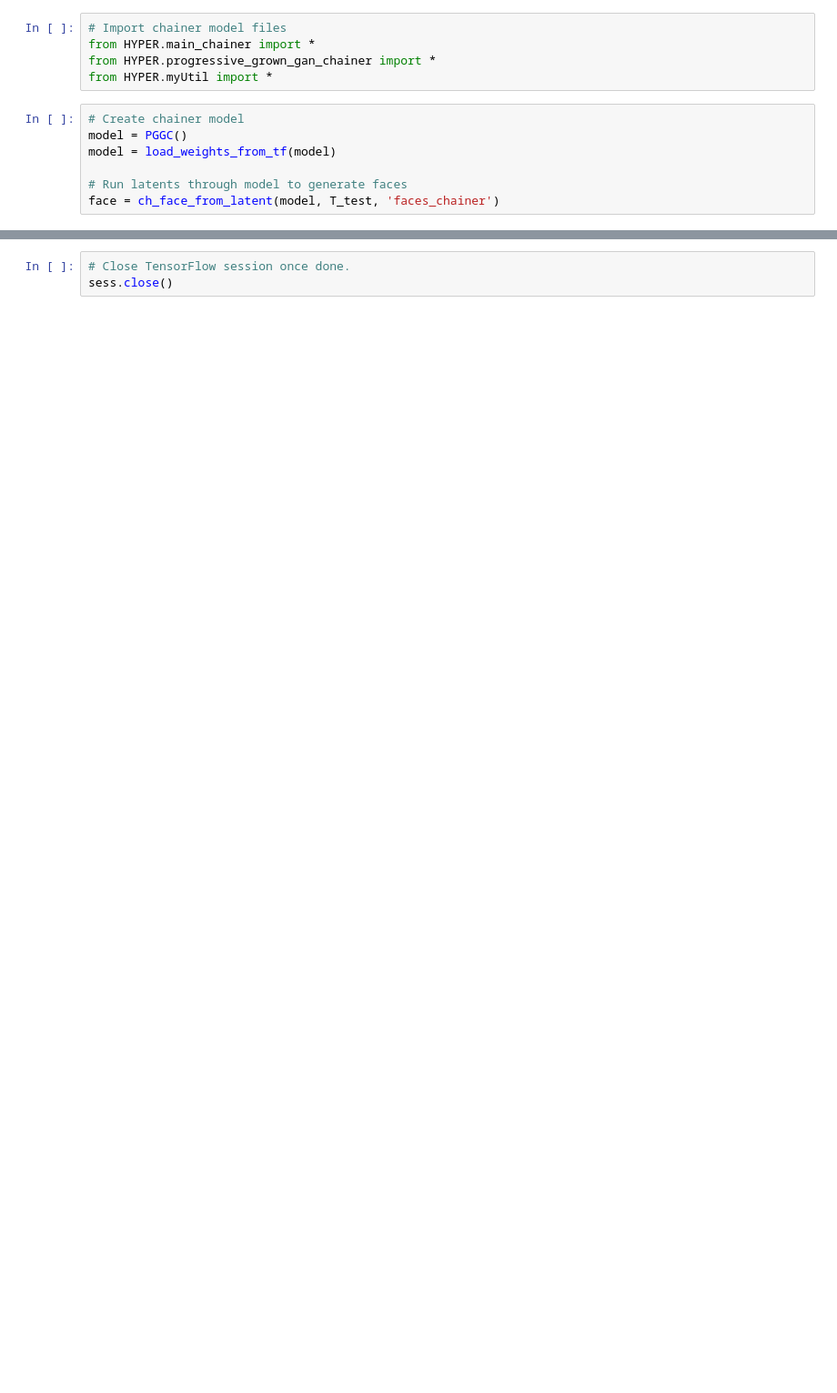
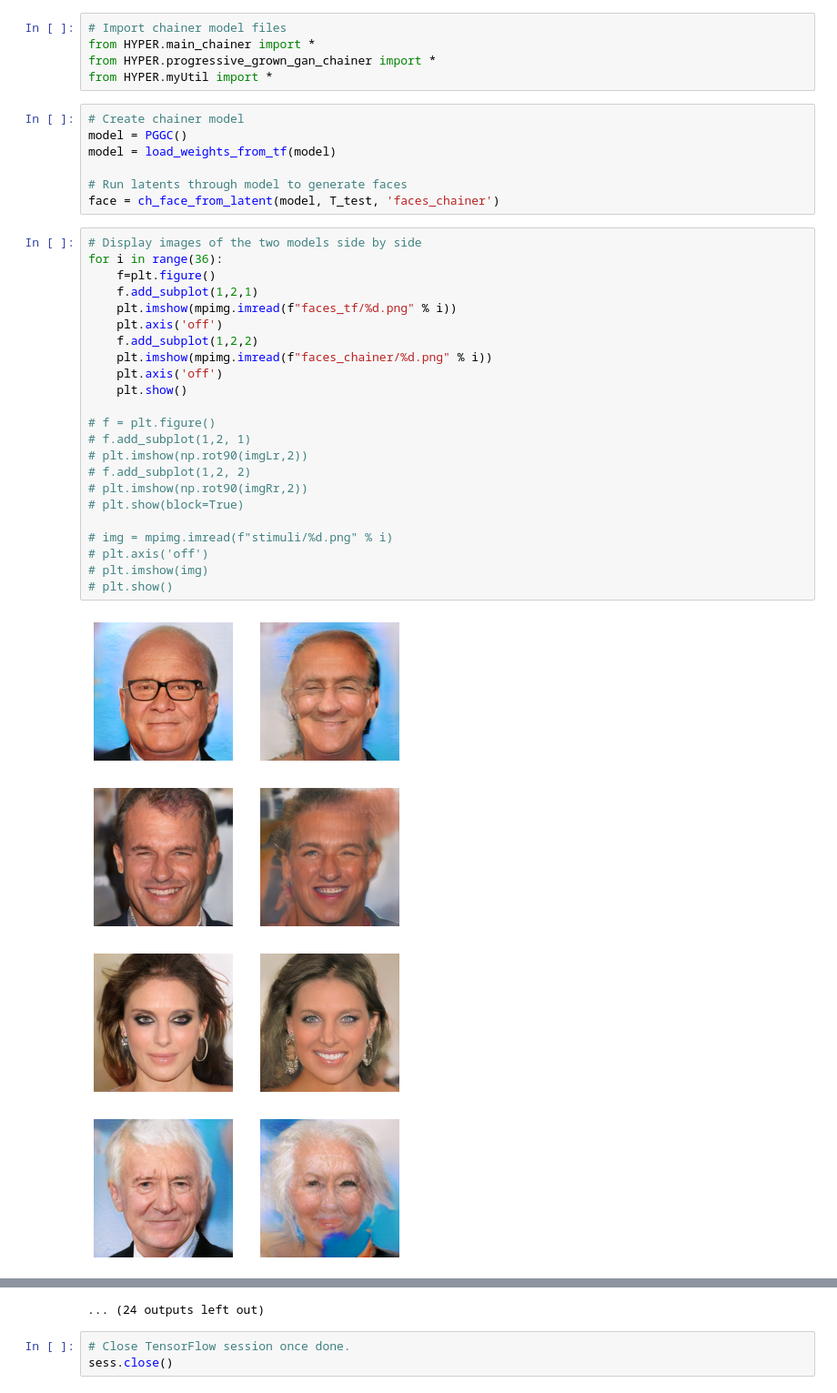
Before and after one commit to Kieranosaurus/HYPER, a Jupyter notebook: GAN_face_generation.ipynb, the cells around one changed output, grey strips where cells are left out. Shown at 91% size. Drawn from its saved outputs; the diff is of its cells as text; blank space fills up the shorter version.

Commit message:
Print models' outputs side by side for comparison

```diff
--- a/GAN_face_generation.ipynb
+++ b/GAN_face_generation.ipynb
@@ -160,3 +153,31 @@ model = load_weights_from_tf(model)
 
 # Run latents through model to generate faces
 face = ch_face_from_latent(model, T_test, 'faces_chainer')
+# %%
+# Display images of the two models side by side
+for i in range(36):
+    f=plt.figure()
+    f.add_subplot(1,2,1)
+    plt.imshow(mpimg.imread(f"faces_tf/%d.png" % i))
+    plt.axis('off')
+    f.add_subplot(1,2,2)
+    plt.imshow(mpimg.imread(f"faces_chainer/%d.png" % i))
+    plt.axis('off')
+    plt.show()
+
+# f = plt.figure()
+# f.add_subplot(1,2, 1)
+# plt.imshow(np.rot90(imgLr,2))
+# f.add_subplot(1,2, 2)
+# plt.imshow(np.rot90(imgRr,2))
+# plt.show(block=True)
+
+# img = mpimg.imread(f"stimuli/%d.png" % i)
+# plt.axis('off')
+# plt.imshow(img)
+# plt.show()
+# %% [output]
+[figure, added]
+[figure, added]
+[figure, added]
+[figure, added]
@@ -163,3 +192,4 @@ face = ch_face_from_latent(model, T_test, 'faces_chainer')
+... (24 outputs left out)
 # %%
 # Close TensorFlow session once done.
 sess.close()
```
Also changed, not shown: parts of 5 cells of this notebook.
